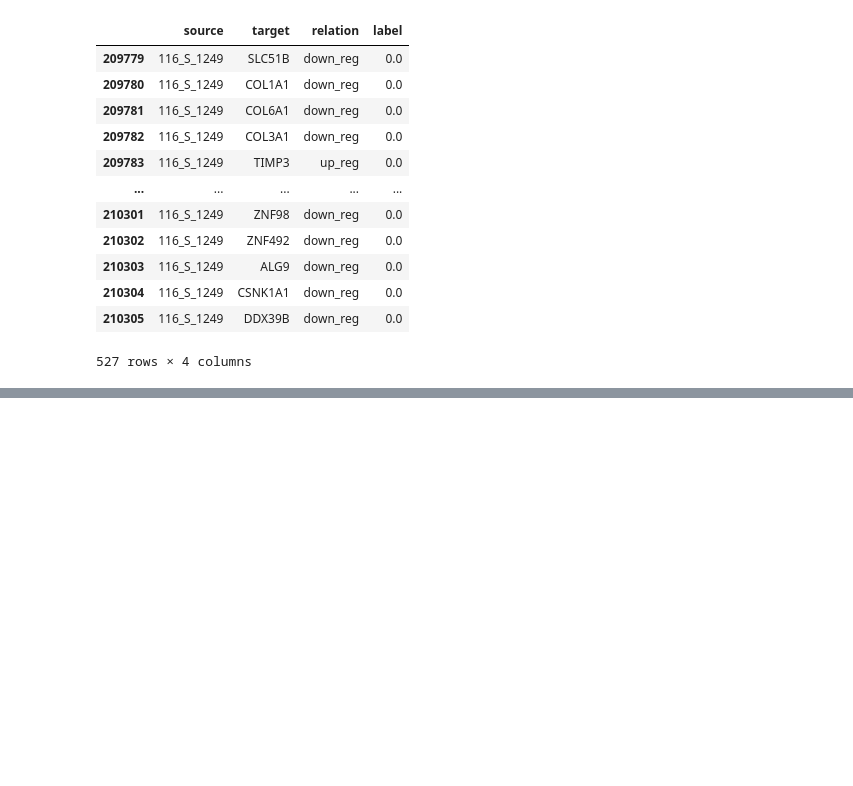
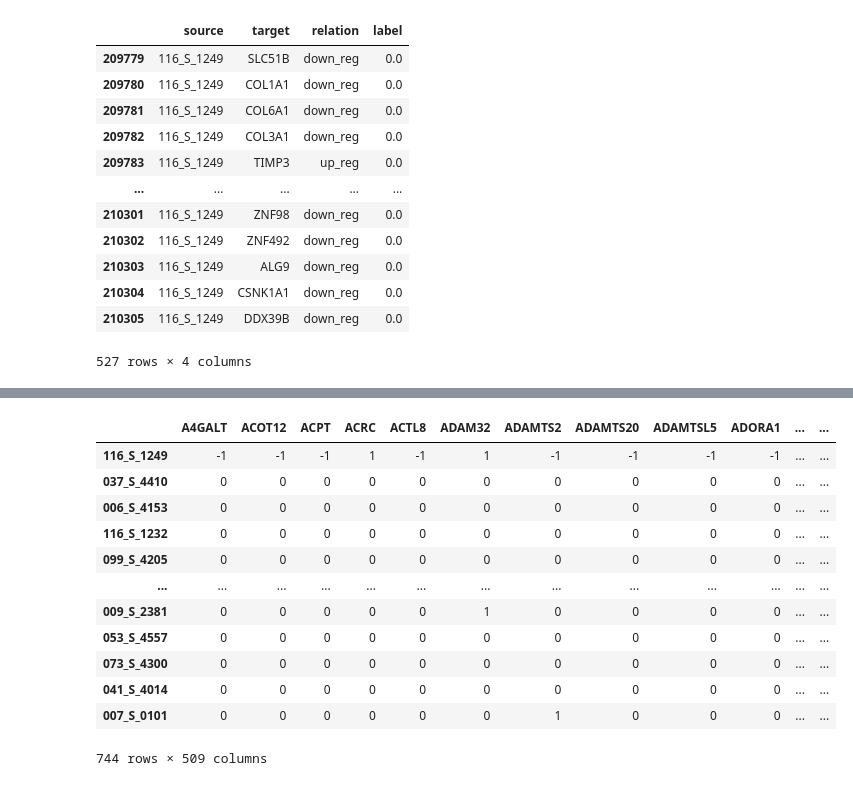
Before and after one commit to Xiaoxuan-Yu-ty/HybridKG, a Jupyter notebook: CLEP_repeat/repeat_resource.ipynb, the cells around one changed output, grey strips where cells are left out. Saved outputs shown, nothing was run; the diff lists cells and outputs as text; code cells hidden in the pictures; blank space fills up the shorter version.

```diff
--- a/CLEP_repeat/repeat_resource.ipynb
+++ b/CLEP_repeat/repeat_resource.ipynb
@@ -451 +510,18 @@ df_edgelist_summary
 744 rows × 4 columns
+# %%
+patient_row = my_scoring_ecdf1.loc['116_S_1249']
+my_scoring_ecdf1.loc[:, patient_row != 0]
+# %% [output]
+|  | A4GALT | ACOT12 | ACPT | ACRC | ACTL8 | ADAM32 | ADAMTS2 | ADAMTS20 | ADAMTSL5 | ADORA1 | ... | ... |
+| 116_S_1249 | -1 | -1 | -1 | 1 | -1 | 1 | -1 | -1 | -1 | -1 | ... | ... |
+| 037_S_4410 | 0 | 0 | 0 | 0 | 0 | 0 | 0 | 0 | 0 | 0 | ... | ... |
+| 006_S_4153 | 0 | 0 | 0 | 0 | 0 | 0 | 0 | 0 | 0 | 0 | ... | ... |
+| 116_S_1232 | 0 | 0 | 0 | 0 | 0 | 0 | 0 | 0 | 0 | 0 | ... | ... |
+| 099_S_4205 | 0 | 0 | 0 | 0 | 0 | 0 | 0 | 0 | 0 | 0 | ... | ... |
+| ... | ... | ... | ... | ... | ... | ... | ... | ... | ... | ... | ... | ... |
+| 009_S_2381 | 0 | 0 | 0 | 0 | 0 | 1 | 0 | 0 | 0 | 0 | ... | ... |
+| 053_S_4557 | 0 | 0 | 0 | 0 | 0 | 0 | 0 | 0 | 0 | 0 | ... | ... |
+| 073_S_4300 | 0 | 0 | 0 | 0 | 0 | 0 | 0 | 0 | 0 | 0 | ... | ... |
+| 041_S_4014 | 0 | 0 | 0 | 0 | 0 | 0 | 0 | 0 | 0 | 0 | ... | ... |
+| 007_S_0101 | 0 | 0 | 0 | 0 | 0 | 0 | 1 | 0 | 0 | 0 | ... | ... |
+744 rows × 509 columns
```
Also changed, not shown: parts of 12 cells of this notebook, 2 other files.
